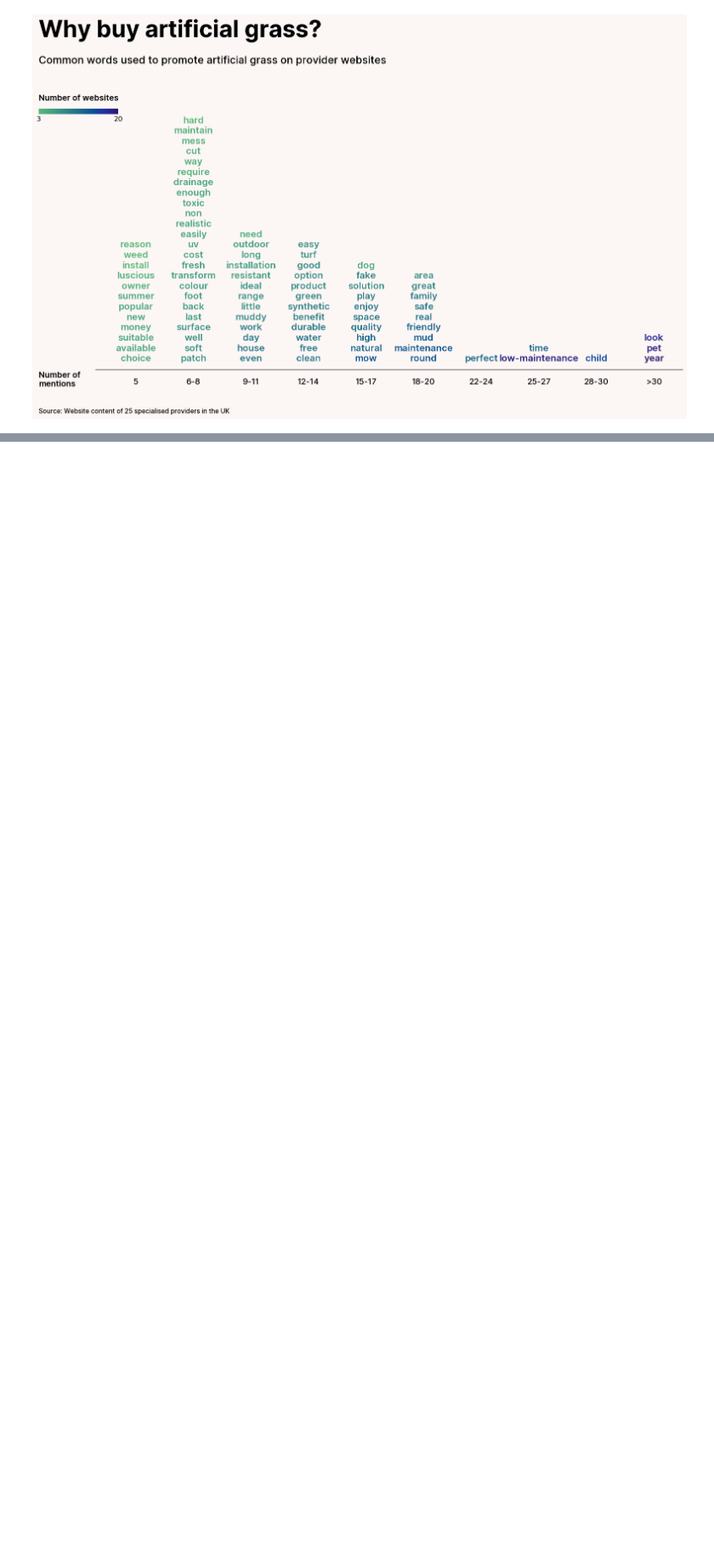
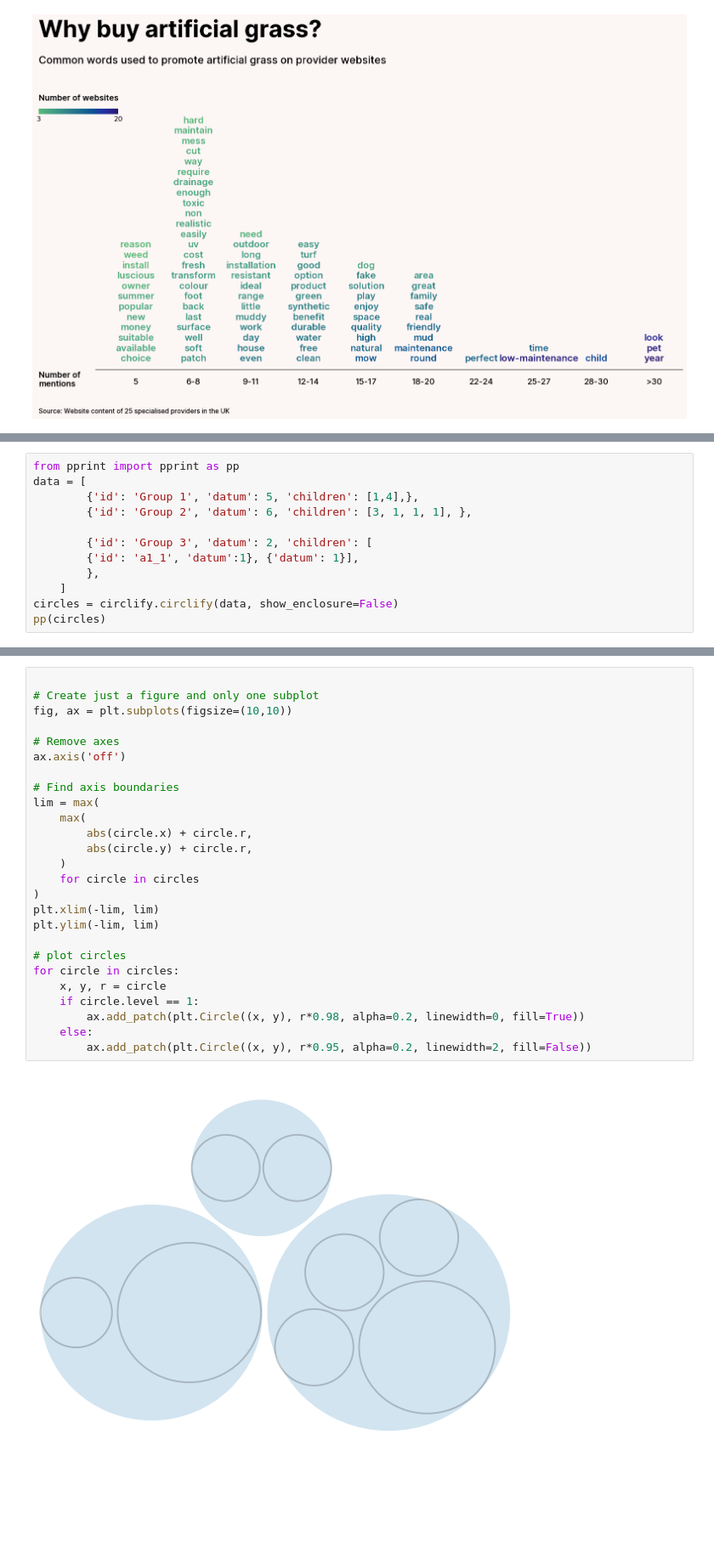
Before and after one commit to Lisa-Ho/small-data-projects, a Jupyter notebook: 2023/2304-artificial-grass/artificial-grass-marketing.ipynb, the cells around one changed output, grey strips where cells are left out. Shown at 85% size. Drawn from its saved outputs; the diff is of its cells as text; blank space fills up the shorter version.

Commit message:
started cleaning of names ++ explore circlify library

```diff
--- a/2023/2304-artificial-grass/artificial-grass-marketing.ipynb
+++ b/2023/2304-artificial-grass/artificial-grass-marketing.ipynb
@@ -353,0 +398,12 @@ plt.show()
+# %%
+from pprint import pprint as pp
+data = [
+        {'id': 'Group 1', 'datum': 5, 'children': [1,4],},
+        {'id': 'Group 2', 'datum': 6, 'children': [3, 1, 1, 1], },
+
+        {'id': 'Group 3', 'datum': 2, 'children': [
+        {'id': 'a1_1', 'datum':1}, {'datum': 1}],
+        },
+    ]
+circles = circlify.circlify(data, show_enclosure=False)
+pp(circles)
@@ -353,0 +422,28 @@ plt.show()
+# %%
+
+# Create just a figure and only one subplot
+fig, ax = plt.subplots(figsize=(10,10))
+
+# Remove axes
+ax.axis('off')
+
+# Find axis boundaries
+lim = max(
+    max(
+        abs(circle.x) + circle.r,
+        abs(circle.y) + circle.r,
+    )
+    for circle in circles
+)
+plt.xlim(-lim, lim)
+plt.ylim(-lim, lim)
+
+# plot circles
+for circle in circles:
+    x, y, r = circle
+    if circle.level == 1:
+        ax.add_patch(plt.Circle((x, y), r*0.98, alpha=0.2, linewidth=0, fill=True))
+    else:
+        ax.add_patch(plt.Circle((x, y), r*0.95, alpha=0.2, linewidth=2, fill=False))
+# %% [output]
+[figure, added]
```
Also changed, not shown: parts of 8 cells of this notebook.
